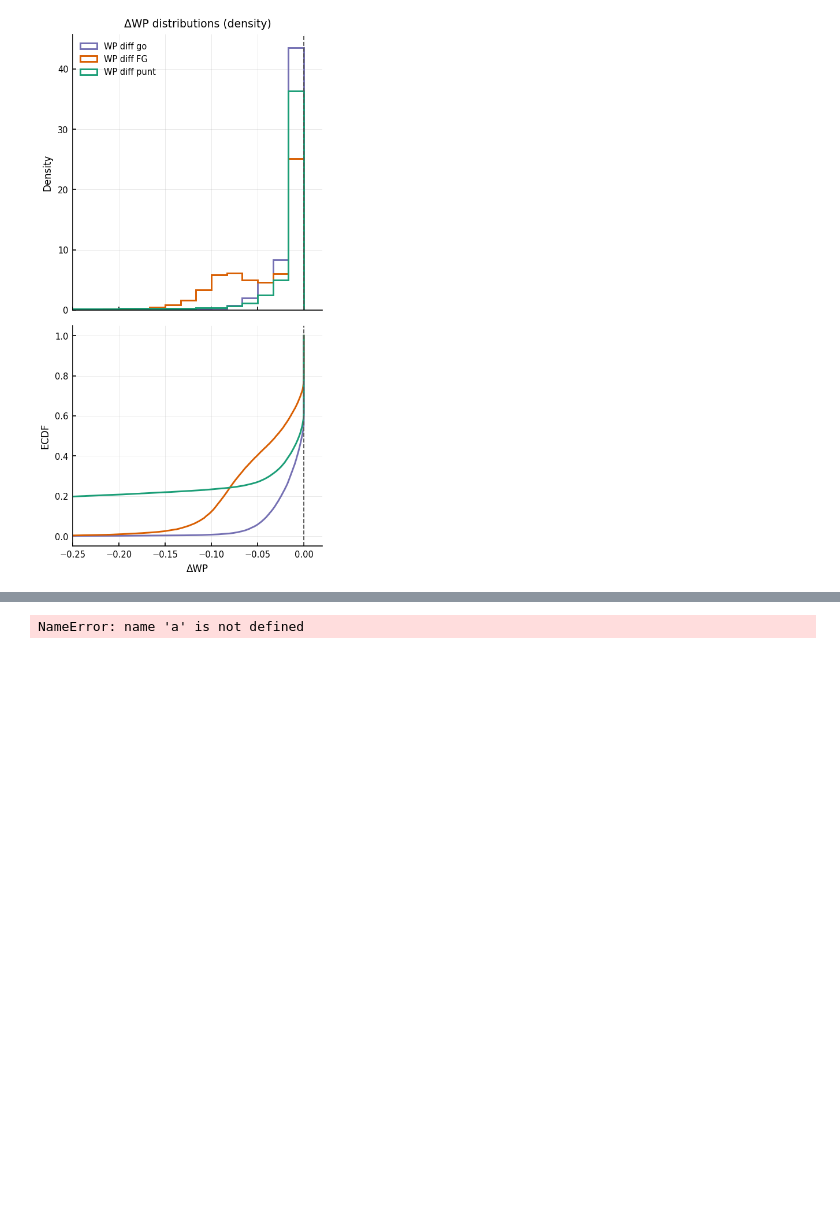
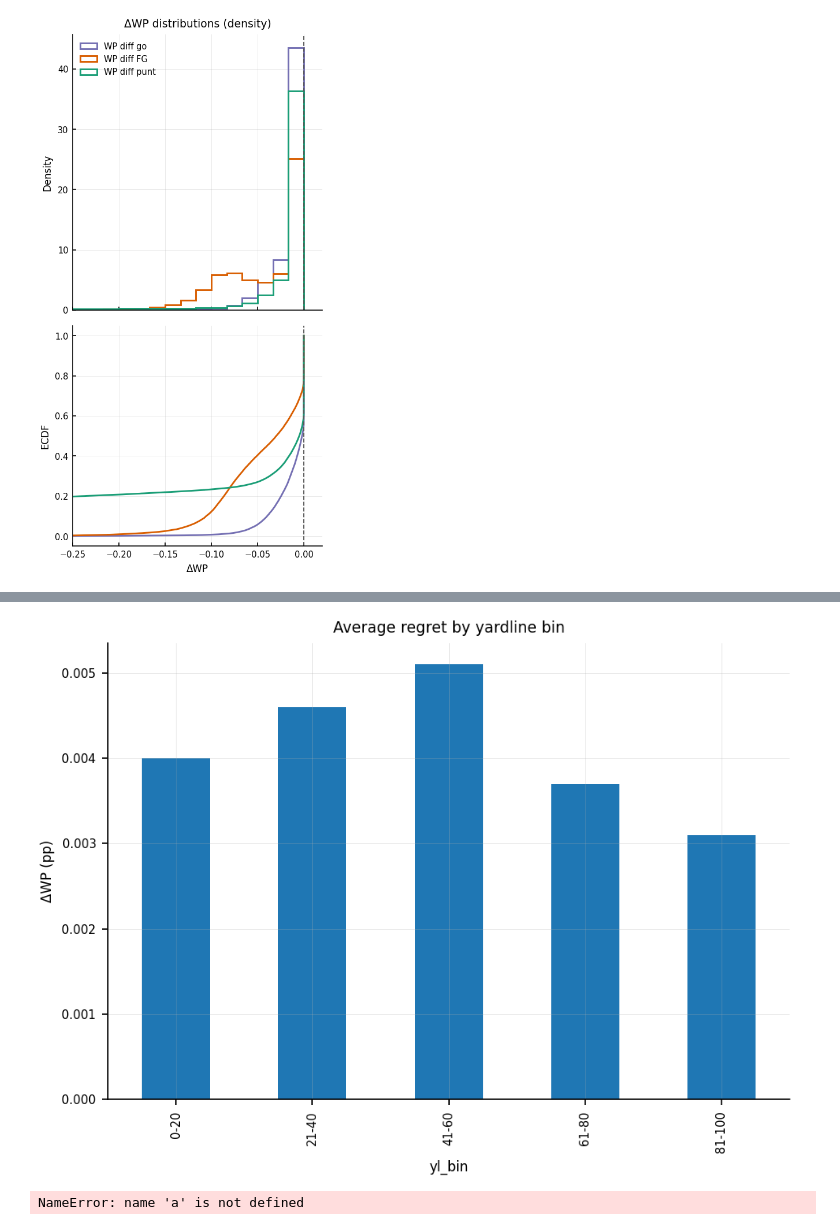
Before and after one commit to marco-vgn/nfl-4th-down-dwp, a Jupyter notebook: notebooks/nfl_4thdown_EDA.ipynb, the cells around one changed output, grey strips where cells are left out. Saved outputs shown, nothing was run; the diff lists cells and outputs as text; code cells hidden in the pictures; blank space fills up the shorter version.

```diff
--- a/notebooks/nfl_4thdown_EDA.ipynb
+++ b/notebooks/nfl_4thdown_EDA.ipynb
@@ -457,0 +507,5 @@ plt.show()
+# %%
+# Where do coaches disagree more?
+regret_by_yl = eda.groupby("yl_bin")["regret"].mean().round(4)
+regret_by_ytg = eda.groupby("ytg_bin")["regret"].mean().round(4)
+regret_by_yl, regret_by_ytg
@@ -458,3 +527,12 @@ plt.show()
+# %%
+# Plot regret by yardline bin
+fig, ax = plt.subplots()
+regret_by_yl.plot(kind="bar", ax=ax)
+ax.set_title("Average regret by yardline bin")
+ax.set_ylabel("ΔWP (pp)")
+plt.tight_layout(); plt.savefig("../reports/figures/eda_regret_by_yardline.png"); plt.show()
+# %% [output]
+[figure, added]
 # %%
 a
 # %% [output]
```
Also changed, not shown: parts of 3 cells of this notebook, 30 other files.
